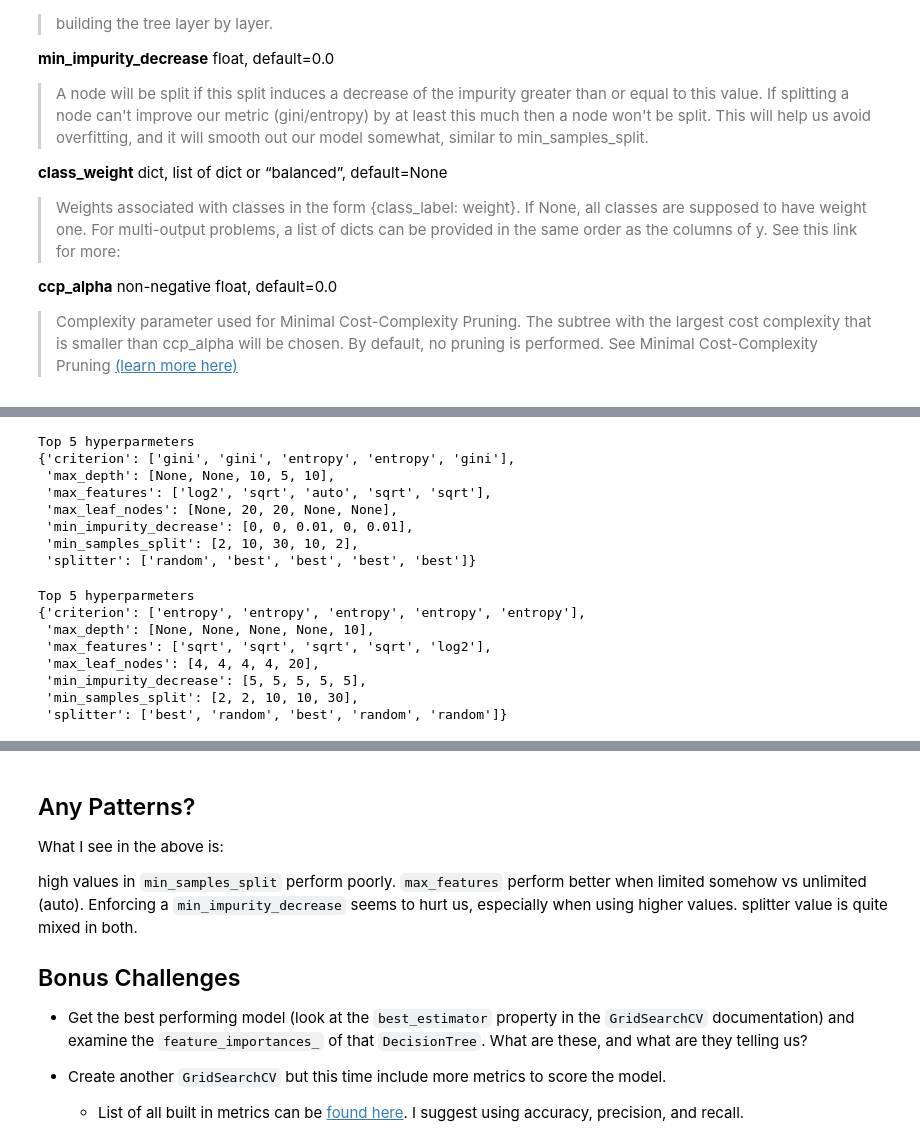
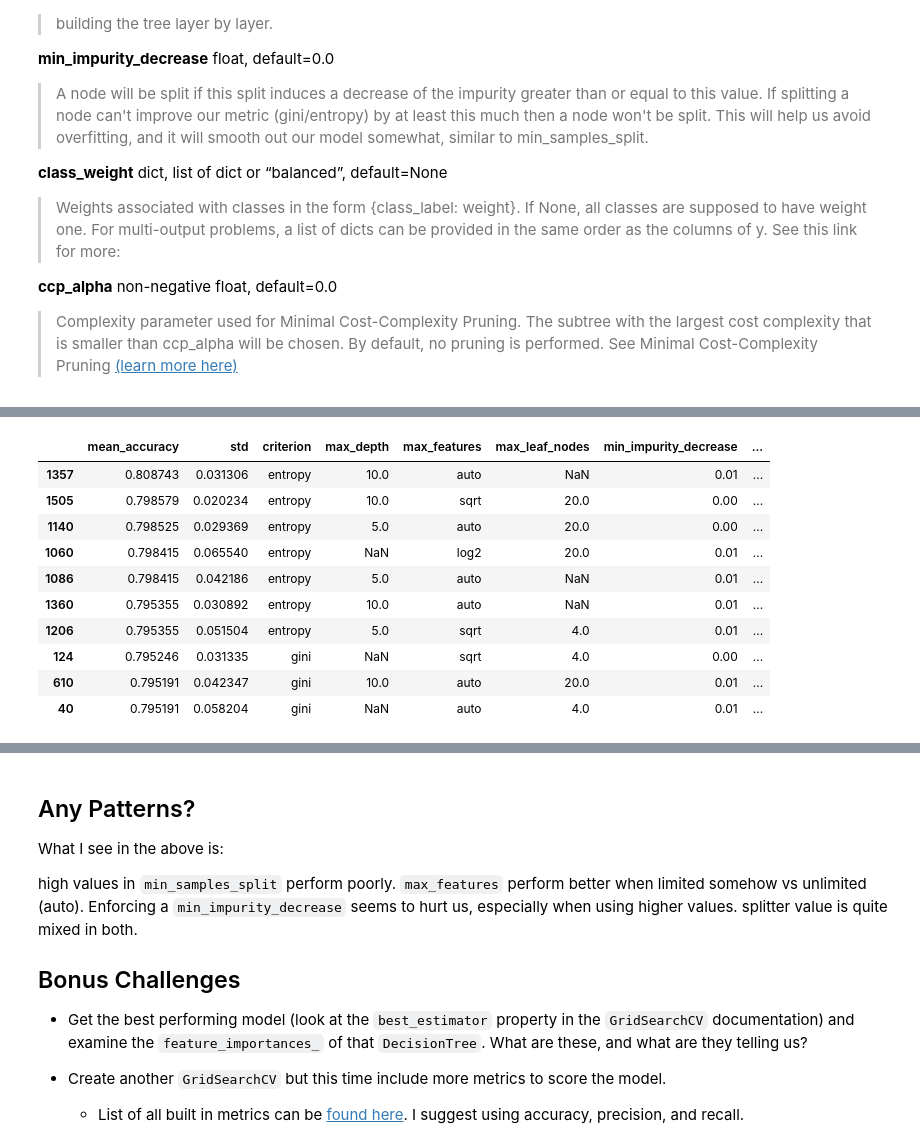
Before and after one commit to Tebs-Lab/data-science-three-day-workshop, a Jupyter notebook: 03-decision-trees-rf-gradient-boosting/03s-exercise-solution.ipynb, the cells around one changed output, grey strips where cells are left out. Drawn from its saved outputs; the diff is of its cells as text; code cells hidden in the pictures.

```diff
--- a/03-decision-trees-rf-gradient-boosting/03s-exercise-solution.ipynb
+++ b/03-decision-trees-rf-gradient-boosting/03s-exercise-solution.ipynb
@@ -150,47 +134,19 @@ for index, row in sorted_performances.tail(5).iterrows():
-# %%
-# It's kind of hard to see patterns this way... lets look at what
-# choices were represented in each of our top 5s
-choices = {}
-for index, row in sorted_performances.head(5).iterrows():
-    for key, value in row['params'].items():
-        if not choices.get(key):
-            choices[key] = []
-        choices[key].append(value)
-
-print("Top 5 hyperparmeters")
-pprint(choices)
-# %% [output]
-Top 5 hyperparmeters
-{'criterion': ['gini', 'gini', 'entropy', 'entropy', 'gini'],
- 'max_depth': [None, None, 10, 5, 10],
- 'max_features': ['log2', 'sqrt', 'auto', 'sqrt', 'sqrt'],
- 'max_leaf_nodes': [None, 20, 20, None, None],
- 'min_impurity_decrease': [0, 0, 0.01, 0, 0.01],
- 'min_samples_split': [2, 10, 30, 10, 2],
- 'splitter': ['random', 'best', 'best', 'best', 'best']}
-# %%
-choices = {}
-for index, row in sorted_performances.tail(5).iterrows():
-    for key, value in row['params'].items():
-        if not choices.get(key):
-            choices[key] = []
-        choices[key].append(value)
-
-print("Top 5 hyperparmeters")
-pprint(choices)
-# %% [output]
-Top 5 hyperparmeters
-{'criterion': ['entropy', 'entropy', 'entropy', 'entropy', 'entropy'],
- 'max_depth': [None, None, None, None, 10],
- 'max_features': ['sqrt', 'sqrt', 'sqrt', 'sqrt', 'log2'],
- 'max_leaf_nodes': [4, 4, 4, 4, 20],
- 'min_impurity_decrease': [5, 5, 5, 5, 5],
- 'min_samples_split': [2, 2, 10, 10, 30],
- 'splitter': ['best', 'random', 'best', 'random', 'random']}
 # %%
 results = pd.DataFrame({'mean_accuracy': means, 'std': stds})
 params_df = pd.DataFrame(grid_tree.cv_results_['params'], columns=grid_tree.cv_results_['params'][0].keys())
 all_results = pd.concat([results, params_df], axis=1)
 sorted_performances = all_results.sort_values('mean_accuracy', ascending=False)
 
-sorted_performances.head(5)
+sorted_performances.head(10)
+# %% [output]
+|  | mean_accuracy | std | criterion | max_depth | max_features | max_leaf_nodes | min_impurity_decrease | ... |
+| 1357 | 0.808743 | 0.031306 | entropy | 10.0 | auto | NaN | 0.01 | ... |
+| 1505 | 0.798579 | 0.020234 | entropy | 10.0 | sqrt | 20.0 | 0.00 | ... |
+| 1140 | 0.798525 | 0.029369 | entropy | 5.0 | auto | 20.0 | 0.00 | ... |
+| 1060 | 0.798415 | 0.065540 | entropy | NaN | log2 | 20.0 | 0.01 | ... |
+| 1086 | 0.798415 | 0.042186 | entropy | 5.0 | auto | NaN | 0.01 | ... |
+| 1360 | 0.795355 | 0.030892 | entropy | 10.0 | auto | NaN | 0.01 | ... |
+| 1206 | 0.795355 | 0.051504 | entropy | 5.0 | sqrt | 4.0 | 0.01 | ... |
+| 124 | 0.795246 | 0.031335 | gini | NaN | sqrt | 4.0 | 0.00 | ... |
+| 610 | 0.795191 | 0.042347 | gini | 10.0 | auto | 20.0 | 0.01 | ... |
+| 40 | 0.795191 | 0.058204 | gini | NaN | auto | 4.0 | 0.01 | ... |
```
Also changed, not shown: parts of 3 cells of this notebook.
